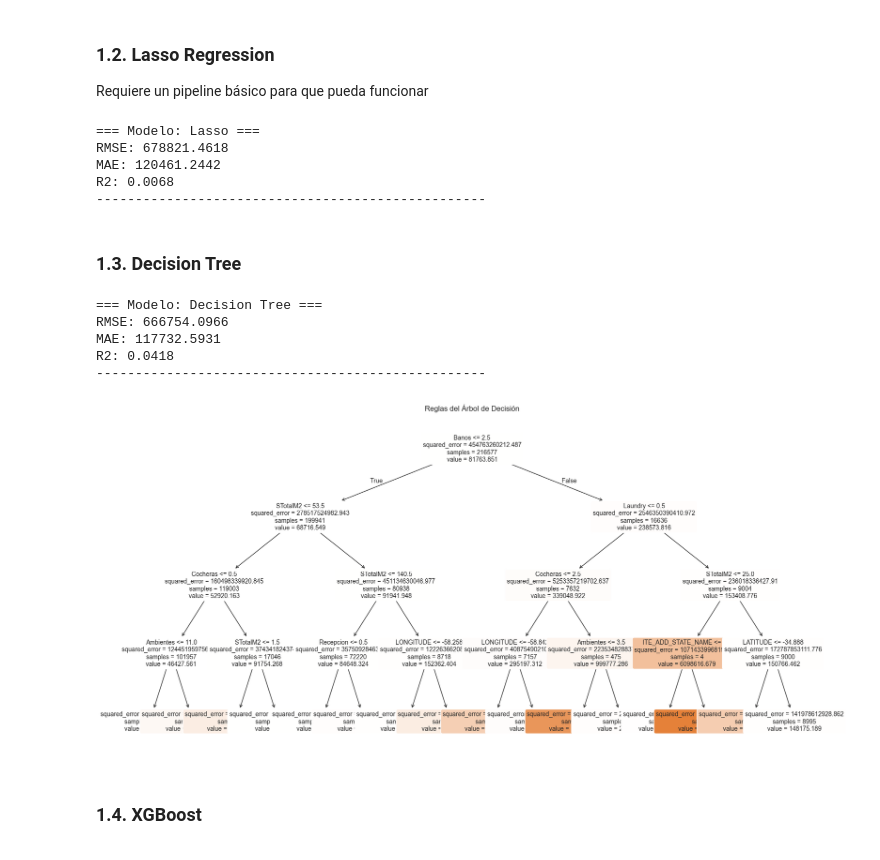
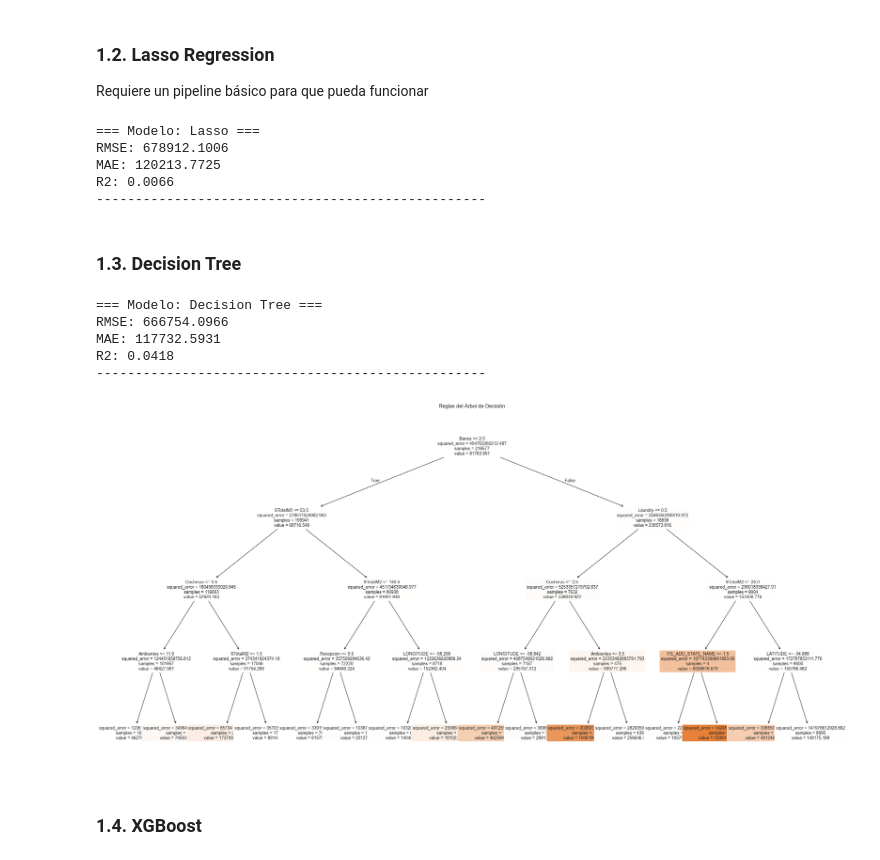
Before and after one commit to gonzabaleta/alquileres, a Jupyter notebook: notebooks/03-base_models.ipynb, the cells around one changed output. Cells and saved outputs as stored; diff of their text form; code cells hidden in the pictures.

```diff
--- a/notebooks/03-base_models.ipynb
+++ b/notebooks/03-base_models.ipynb
@@ -74,3 +75,22 @@ def print_model_metrics(y_true, y_pred, model_name):
+# %%
+# Numéricas: Imputar mediana
+numeric_transformer = Pipeline([
+    ('imputer', SimpleImputer(strategy='median')),
+])
+
+# Categóricas: Imputar moda + Ordinal
+categorical_transformer = Pipeline([
+    ('imputer', SimpleImputer(strategy='most_frequent')),
+    ('onehot', OrdinalEncoder())
+])
+
+# Preprocesador
+base_preprocessor = ColumnTransformer(
+    transformers=[
+        ('num', numeric_transformer, numeric_cols),
+        ('cat', categorical_transformer, categorical_cols)
+    ]
+)
 # %% [markdown]
 ### 1.1 Dummy Regressor
 Predice siempre la media
@@ -90,29 +110,9 @@ R2: -0.0000
 ### 1.2. Lasso Regression
 Requiere un pipeline básico para que pueda funcionar
 # %%
-# Numéricas: Imputar mediana + Escalar
-numeric_transformer = Pipeline([
-    ('imputer', SimpleImputer(strategy='median')),
-    ('scaler', StandardScaler())
-])
-
-# Categóricas: Imputar moda + OneHot
-categorical_transformer = Pipeline([
-    ('imputer', SimpleImputer(strategy='most_frequent')),
-    ('onehot', OneHotEncoder(handle_unknown='ignore', sparse_output=False))
-])
-
-# Preprocesador
-preprocessor_lasso = ColumnTransformer(
-    transformers=[
-        ('num', numeric_transformer, numeric_cols),
-        ('cat', categorical_transformer, categorical_cols)
-    ])
-
-# Modelo completo
 lasso_model = Pipeline([
-    ('preprocessor', preprocessor_lasso),
-    ('regressor', Lasso(alpha=1.0, random_state=42)) # Alpha controla la regularización
+    ('preprocessor', base_preprocessor),
+    ('regressor', Lasso(alpha=1, random_state=42))
 ])
 
 lasso_model.fit(X_train, y_train)
@@ -121,55 +121,30 @@ y_pred_lasso = lasso_model.predict(X_test)
 print_model_metrics(y_test, y_pred_lasso, "Lasso")
 # %% [output]
 === Modelo: Lasso ===
-RMSE: 678821.4618
-MAE: 120461.2442
-R2: 0.0068
+RMSE: 678912.1006
+MAE: 120213.7725
+R2: 0.0066
 --------------------------------------------------
 # %% [markdown]
 ### 1.3. Decision Tree
 # %%
-# Categóricas: imputar por la moda y Ordinal Encoder
-categorical_transformer_xgb = Pipeline([
-    ('imputer', SimpleImputer(strategy='most_frequent')),
-    ('ordinal', OrdinalEncoder(handle_unknown='use_encoded_value', unknown_value=-1))
-])
-
-preprocessor_xgb = ColumnTransformer(
-    transformers=[
-        ('num', SimpleImputer(strategy='median'), numeric_cols), # XGB no necesita escalar
-        ('cat', categorical_transformer_xgb, categorical_cols)
-    ])
-
-# Decision Tree
 tree_model = Pipeline([
-    ('preprocessor', preprocessor_xgb),
+    ('preprocessor', base_preprocessor),
     ('regressor', DecisionTreeRegressor(max_depth=4, random_state=42))
-    # Limitamos max_depth=4 para que sea interpretable y no un monstruo
 ])
 
 tree_model.fit(X_train, y_train)
 y_pred_tree = tree_model.predict(X_test)
 
 print_model_metrics(y_test, y_pred_tree, "Decision Tree")
-
-# --- Visualización del Árbol ---
-plt.figure(figsize=(20, 10))
-plot_tree(
-    tree_model.named_steps['regressor'],
-    feature_names=numeric_cols + categorical_cols, # Ojo: esto es aproximado con OrdinalEncoder
-    filled=True,
-    rounded=True,
-    fontsize=10
-)
-plt.title("Reglas del Árbol de Decisión")
-plt.show()
+plot_decision_tree(tree_model, numeric_cols + categorical_cols, figsize=(30, 15))
 # %% [output]
 === Modelo: Decision Tree ===
 RMSE: 666754.0966
 MAE: 117732.5931
 R2: 0.0418
 --------------------------------------------------
-[figure, old version]
+[figure, new version]
 # %% [markdown]
 ### 1.4. XGBoost
 # %%
```
Also changed, not shown: parts of 11 cells of this notebook, 5 other files.
